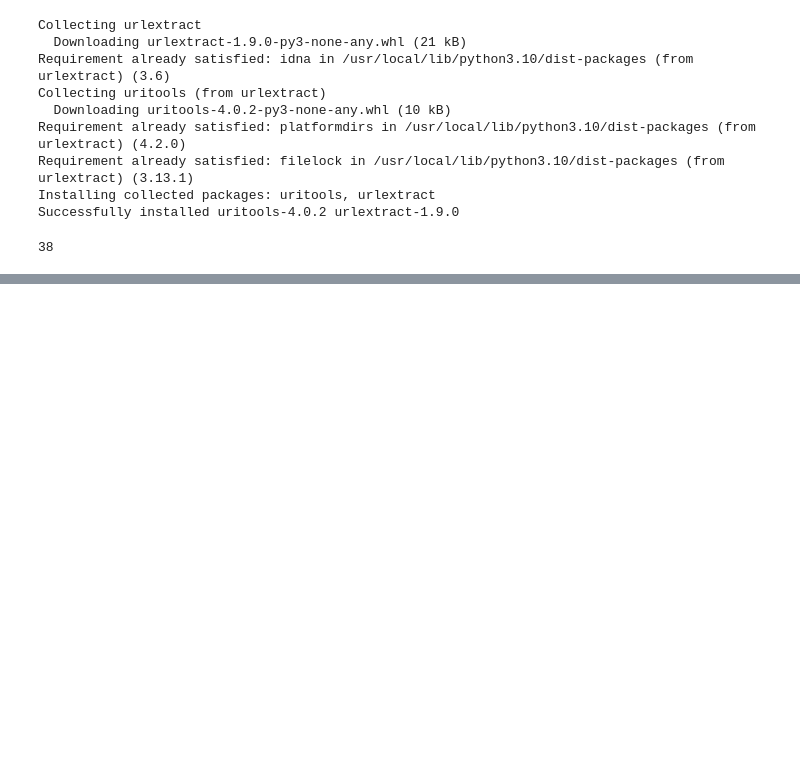
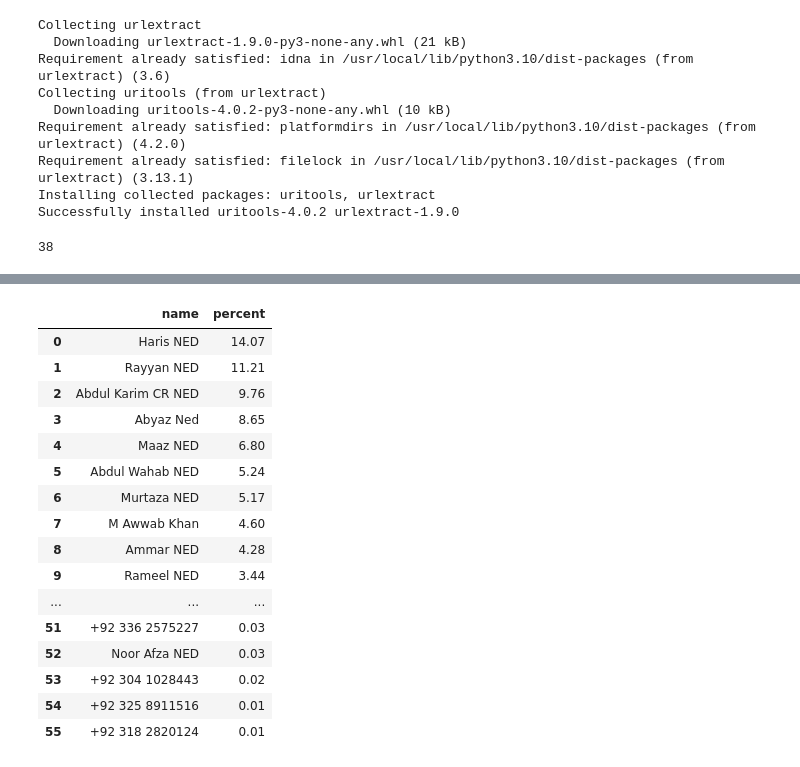
Before and after one commit to M-Awwab-Khan/whatsapp-chat-analyzer, a Jupyter notebook: whatsapp_chat_analysis.ipynb, the cells around one changed output, grey strips where cells are left out. Saved outputs shown, nothing was run; the diff lists cells and outputs as text; code cells hidden in the pictures; blank space fills up the shorter version.

```diff
--- a/whatsapp_chat_analysis.ipynb
+++ b/whatsapp_chat_analysis.ipynb
@@ -169,0 +177,20 @@ num_links
+# %%
+round(df['user'].value_counts(normalize=True)*100, 2).reset_index().rename(columns={'index': 'name', 'user': 'percent'})
+# %% [output]
+|  | name | percent |
+| 0 | Haris NED | 14.07 |
+| 1 | Rayyan NED | 11.21 |
+| 2 | Abdul Karim CR NED | 9.76 |
+| 3 | Abyaz Ned | 8.65 |
+| 4 | Maaz NED | 6.80 |
+| 5 | Abdul Wahab NED | 5.24 |
+| 6 | Murtaza NED | 5.17 |
+| 7 | M Awwab Khan | 4.60 |
+| 8 | Ammar NED | 4.28 |
+| 9 | Rameel NED | 3.44 |
+| ... | ... | ... |
+| 51 | +92 336 2575227 | 0.03 |
+| 52 | Noor Afza NED | 0.03 |
+| 53 | +92 304 1028443 | 0.02 |
+| 54 | +92 325 8911516 | 0.01 |
+| 55 | +92 318 2820124 | 0.01 |
```
Also changed, not shown: parts of 2 cells of this notebook.
